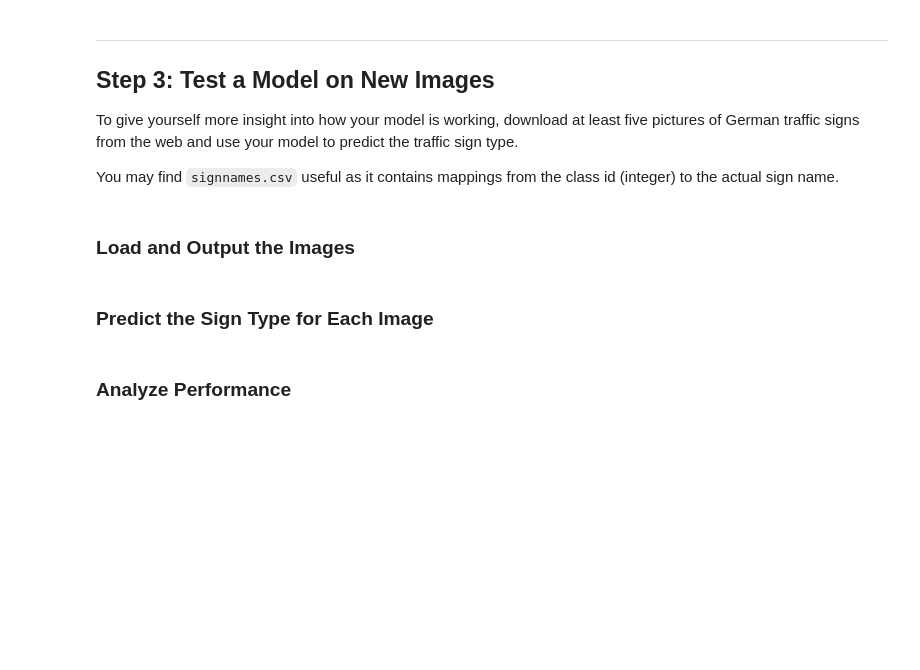
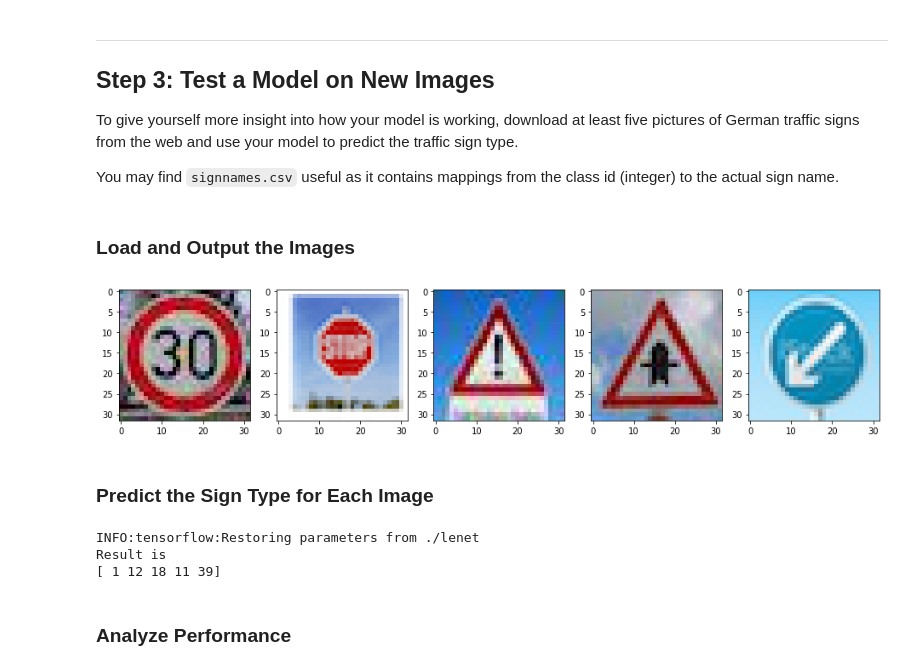
Before and after one commit to ignaden/CarND-Traffic-Sign-Classifier-Project, a Jupyter notebook: Traffic_Sign_Classifier.ipynb, the cells around one changed output. Saved outputs shown, nothing was run; the diff lists cells and outputs as text; code cells hidden in the pictures; blank space fills up the shorter version.

```diff
--- a/Traffic_Sign_Classifier.ipynb
+++ b/Traffic_Sign_Classifier.ipynb
@@ -401,9 +411,34 @@ You may find `signnames.csv` useful as it contains mappings from the class id (i
+# %%
+# Load all of the test images found on the web (after they were scaled to 32x32x3
+web_images = []
+for web_img_path in glob.glob('web-tests/*.jpg'):
+    web_images.append (mpimg.imread(web_img_path))
+
+fig, ax_array = plt.subplots(1, 5, figsize=(16,16))
+for img_idx, ax in enumerate(ax_array.ravel()):
+    ax.imshow(web_images[img_idx])
+# %% [output]
+[figure, added]
 # %% [markdown]
 ### Predict the Sign Type for Each Image
 # %%
 ### Run the predictions here and use the model to output the prediction for each image.
 ### Make sure to pre-process the images with the same pre-processing pipeline used earlier.
 ### Feel free to use as many code cells as needed.
+
+result = None
+with tf.Session() as sess:
+    saver.restore(sess, './lenet')
+    feed_dict = {x: web_images}
+    result = sess.run(logits, feed_dict)
+    #result = sess.run(tf.nn.top_k(logits, k=3), feed_dict)
+
+print ("Result is")
+print (np.argmax(result, axis=1))
+# %% [output]
+INFO:tensorflow:Restoring parameters from ./lenet
+Result is
+[ 1 12 18 11 39]
 # %% [markdown]
 ### Analyze Performance
 # %%
```
Also changed, not shown: parts of 10 cells of this notebook, 9 other files.
